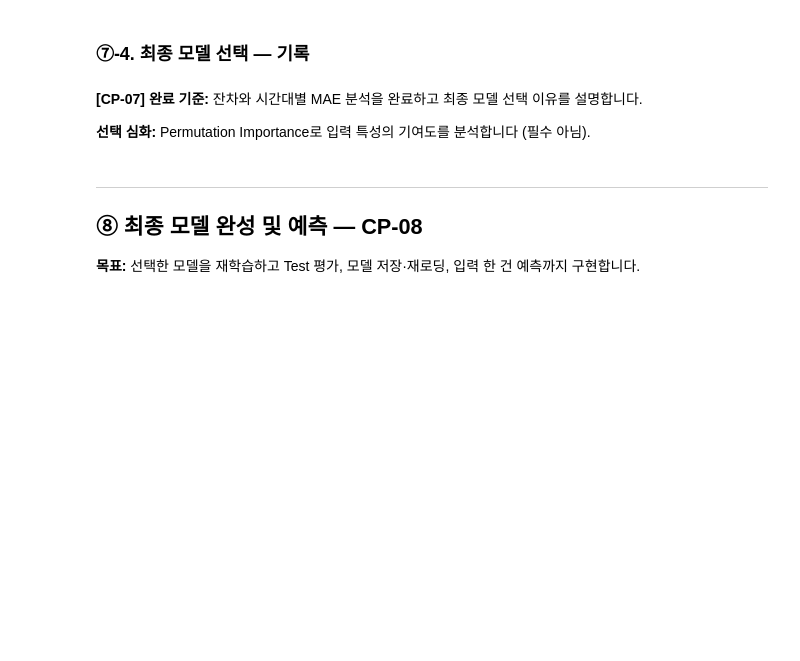
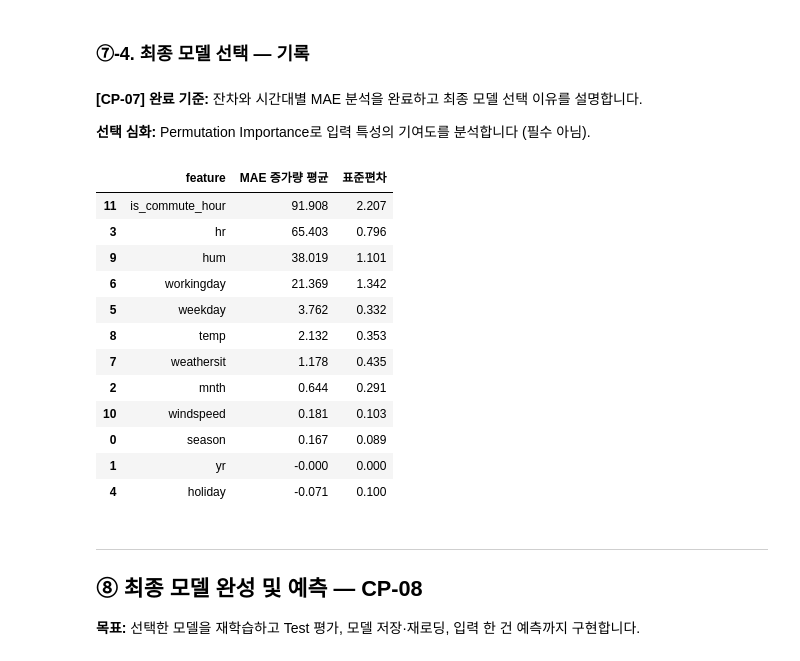
Before and after one commit to kingkingpo/ai-mini-projects, a Jupyter notebook: mini-project-01/code/01_regression_bike_demand.ipynb, the cells around one changed output. Saved outputs shown, nothing was run; the diff lists cells and outputs as text; code cells hidden in the pictures; blank space fills up the shorter version.

```diff
--- a/mini-project-01/code/01_regression_bike_demand.ipynb
+++ b/mini-project-01/code/01_regression_bike_demand.ipynb
@@ -785,8 +786,42 @@ plt.show()
 # %%
 # [선택 심화] 특성 중요도
 # TODO (선택): sklearn.inspection.permutation_importance 를 사용해
 # Validation 데이터에서 각 입력 특성을 섞었을 때 MAE가 얼마나 변하는지 분석합니다.
 # 이 셀을 실행하지 않아도 ⑧교시 진행에 영향이 없습니다.
+
+from sklearn.inspection import permutation_importance
+
+result = permutation_importance(
+    candidates["RandomForestRegressor"],
+    X_valid,
+    y_valid,
+    scoring="neg_mean_absolute_error",
+    n_repeats=10,
+    random_state=42,
+    n_jobs=-1,
+)
+
+importance_df = pd.DataFrame({
+    "feature": X_valid.columns,
+    "MAE 증가량 평균": result.importances_mean,
+    "표준편차": result.importances_std,
+}).sort_values("MAE 증가량 평균", ascending=False)
+
+display(importance_df.round(3))
+# %% [output]
+|  | feature | MAE 증가량 평균 | 표준편차 |
+| 11 | is_commute_hour | 91.908 | 2.207 |
+| 3 | hr | 65.403 | 0.796 |
+| 9 | hum | 38.019 | 1.101 |
+| 6 | workingday | 21.369 | 1.342 |
+| 5 | weekday | 3.762 | 0.332 |
+| 8 | temp | 2.132 | 0.353 |
+| 7 | weathersit | 1.178 | 0.435 |
+| 2 | mnth | 0.644 | 0.291 |
+| 10 | windspeed | 0.181 | 0.103 |
+| 0 | season | 0.167 | 0.089 |
+| 1 | yr | -0.000 | 0.000 |
+| 4 | holiday | -0.071 | 0.100 |
 # %% [markdown]
 ---
 ## ⑧ 최종 모델 완성 및 예측 — CP-08
```
Also changed, not shown: parts of 6 cells of this notebook, 6 other files.
